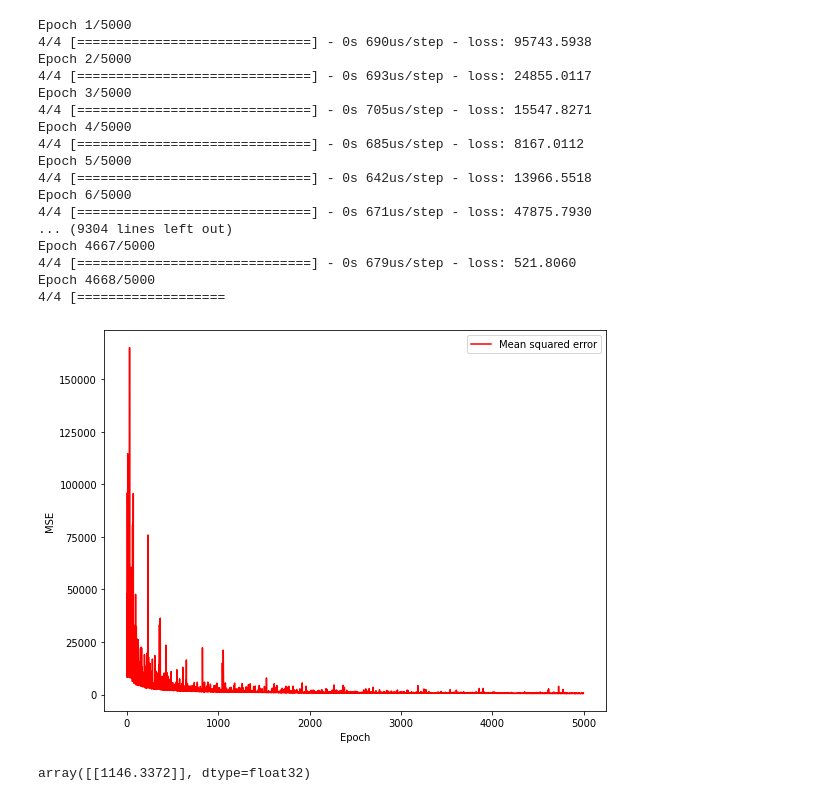
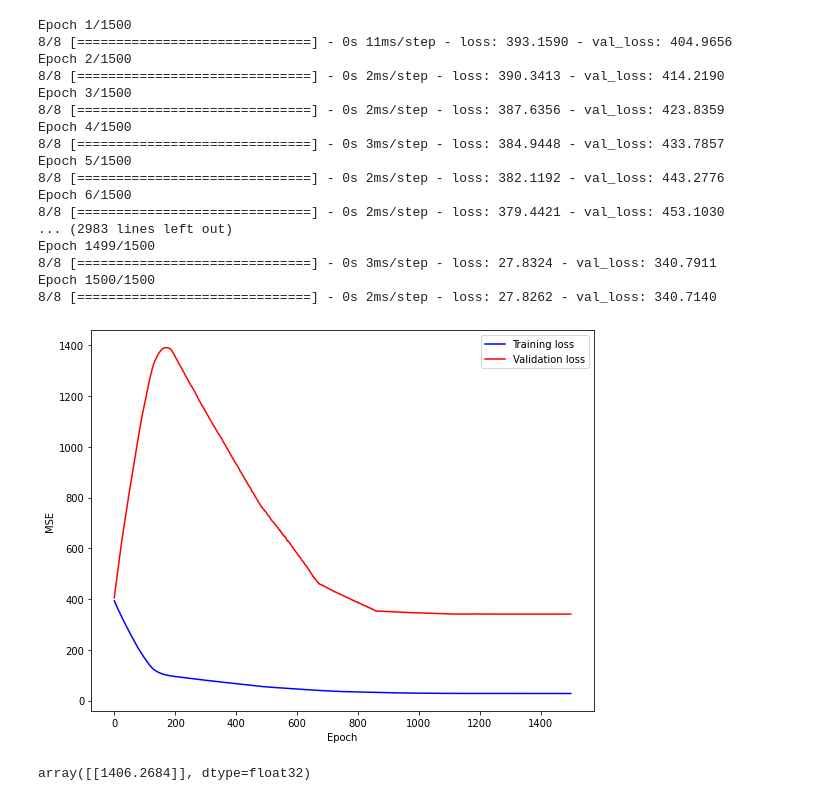
Before and after one commit to Eligijus112/covid19-Lithuania, a Jupyter notebook: Model creation.ipynb, the cells around one changed output. Cells and saved outputs as stored; diff of their text form; code cells hidden in the pictures.

Commit message:
Simple linear model with 1 neuron and 1 lag

```diff
--- a/Model creation.ipynb
+++ b/Model creation.ipynb
@@ -54,6 +54,14 @@ d['Y'] = Y
 # Droping the first row
 d = d.drop(0)
 d.reset_index(inplace=True, drop=True)
+# %%
+# Defining how many last day data to use in validation
+n_last = 5
+
+# Spliting to training and validation sets
+validation = d.tail(n_last)
+train = d[~d.index.isin(validation.index)]
 # %%
 # Creating X and Y matrices for deep learning
-X, Y = d.drop(['day', 'is_covid', 'Y'], axis=1), d['Y']
+X, Y = train.drop(['day', 'Y'], axis=1), train['Y']
+Xval, Yval = validation.drop(['day', 'Y'], axis=1), validation['Y']
@@ -69,43 +115,45 @@ model = Model(inputRegression, neuron)
 # %%
 # Initiating the optimizer
-optimizer = keras.optimizers.SGD(learning_rate=0.00001)
+optimizer = keras.optimizers.Adam(learning_rate=0.0001)
 
 # Compiling the model
-model.compile(loss=losses.MeanSquaredError(), optimizer=optimizer)
+model.compile(loss=losses.MeanAbsoluteError(), optimizer=optimizer)
 
 # Fitting the model
-history = model.fit(X, Y, epochs = 5000, batch_size=64)
+history = model.fit(X, Y, epochs = 1500, batch_size=32, validation_data=(Xval, Yval))
 # %% [output]
-Epoch 1/5000
-4/4 [==============================] - 0s 690us/step - loss: 95743.5938
-Epoch 2/5000
-4/4 [==============================] - 0s 693us/step - loss: 24855.0117
-Epoch 3/5000
-4/4 [==============================] - 0s 705us/step - loss: 15547.8271
-Epoch 4/5000
-4/4 [==============================] - 0s 685us/step - loss: 8167.0112
-Epoch 5/5000
-4/4 [==============================] - 0s 642us/step - loss: 13966.5518
-Epoch 6/5000
-4/4 [==============================] - 0s 671us/step - loss: 47875.7930
-... (9304 lines left out)
-Epoch 4667/5000
-4/4 [==============================] - 0s 679us/step - loss: 521.8060
-Epoch 4668/5000
-4/4 [===================
+Epoch 1/1500
+8/8 [==============================] - 0s 11ms/step - loss: 393.1590 - val_loss: 404.9656
+Epoch 2/1500
+8/8 [==============================] - 0s 2ms/step - loss: 390.3413 - val_loss: 414.2190
+Epoch 3/1500
+8/8 [==============================] - 0s 2ms/step - loss: 387.6356 - val_loss: 423.8359
+Epoch 4/1500
+8/8 [==============================] - 0s 3ms/step - loss: 384.9448 - val_loss: 433.7857
+Epoch 5/1500
+8/8 [==============================] - 0s 2ms/step - loss: 382.1192 - val_loss: 443.2776
+Epoch 6/1500
+8/8 [==============================] - 0s 2ms/step - loss: 379.4421 - val_loss: 453.1030
+... (2983 lines left out)
+Epoch 1499/1500
+8/8 [==============================] - 0s 3ms/step - loss: 27.8324 - val_loss: 340.7911
+Epoch 1500/1500
+8/8 [==============================] - 0s 2ms/step - loss: 27.8262 - val_loss: 340.7140
 # %%
 mse = history.history['loss']
+val_loss = history.history['val_loss']
 
 epochs = range(len(mse))
 
 plt.figure(figsize=(9, 7))
-plt.plot(epochs, mse, 'r', label='Mean squared error')
+plt.plot(epochs, mse, 'r', label='Training loss', color='blue')
+plt.plot(epochs, val_loss, 'r', label='Validation loss', color='red')
 plt.legend(loc=0)
 plt.xlabel('Epoch')
 plt.ylabel('MSE')
 plt.show()
 # %% [output]
-[figure, old version]
+[figure, new version]
 # %%
 # Preparing input for the model
 x = xtest[X.columns].values.astype('float32')
@@ -114,4 +162,4 @@ x = np.reshape(x, (1, X.shape[1]))
 # Predicting
 model.predict(x)
 # %% [output]
-array([[1146.3372]], dtype=float32)
+array([[1406.2684]], dtype=float32)
```
Also changed, not shown: parts of 10 cells of this notebook, 1 other file.
